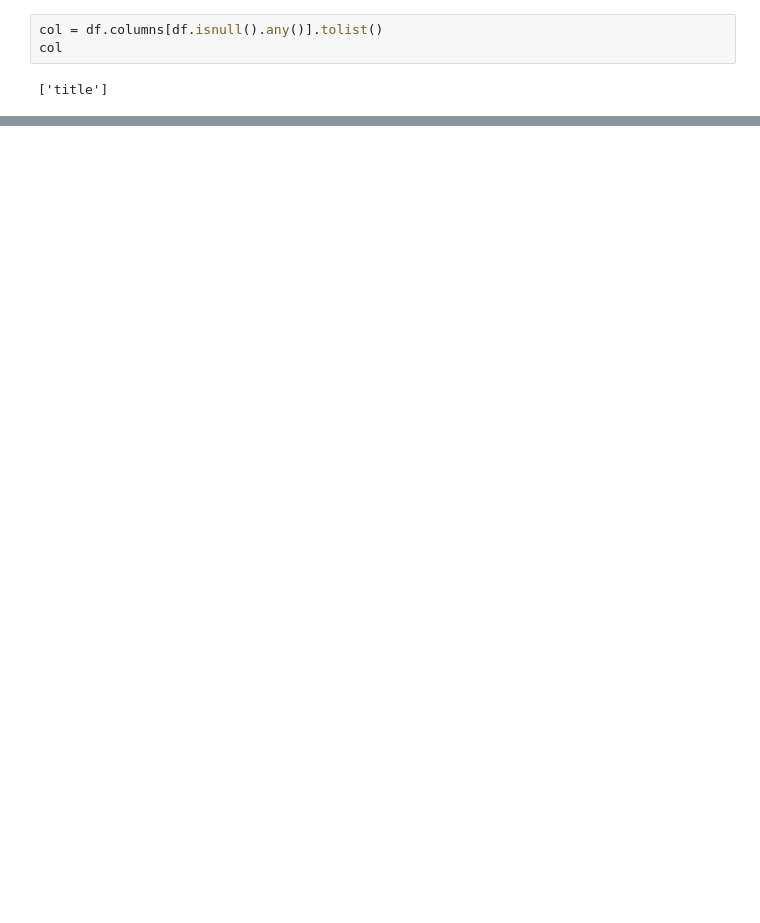
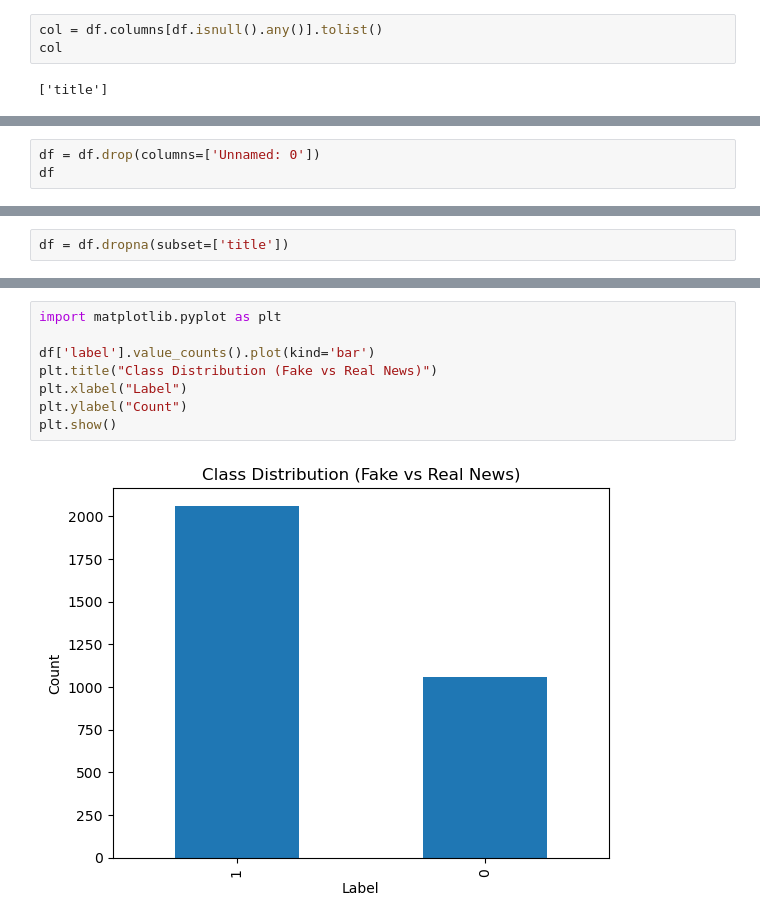
Before and after one commit to Natashaa7/COVID-19-Fake-News-Detection, a Jupyter notebook: Fake-News-Classification.ipynb, the cells around one changed output, grey strips where cells are left out. Cells and saved outputs as stored; diff of their text form; blank space fills up the shorter version.

```diff
--- a/Fake-News-Classification.ipynb
+++ b/Fake-News-Classification.ipynb
@@ -59,0 +69,3 @@ memory usage: 122.0+ KB
+# %%
+df = df.drop(columns=['Unnamed: 0'])
+df
@@ -59,0 +88,2 @@ memory usage: 122.0+ KB
+# %%
+df = df.dropna(subset=['title'])
@@ -59,0 +113,10 @@ memory usage: 122.0+ KB
+# %%
+import matplotlib.pyplot as plt
+
+df['label'].value_counts().plot(kind='bar')
+plt.title("Class Distribution (Fake vs Real News)")
+plt.xlabel("Label")
+plt.ylabel("Count")
+plt.show()
+# %% [output]
+[figure, added]
```
Also changed, not shown: parts of 36 cells of this notebook.
